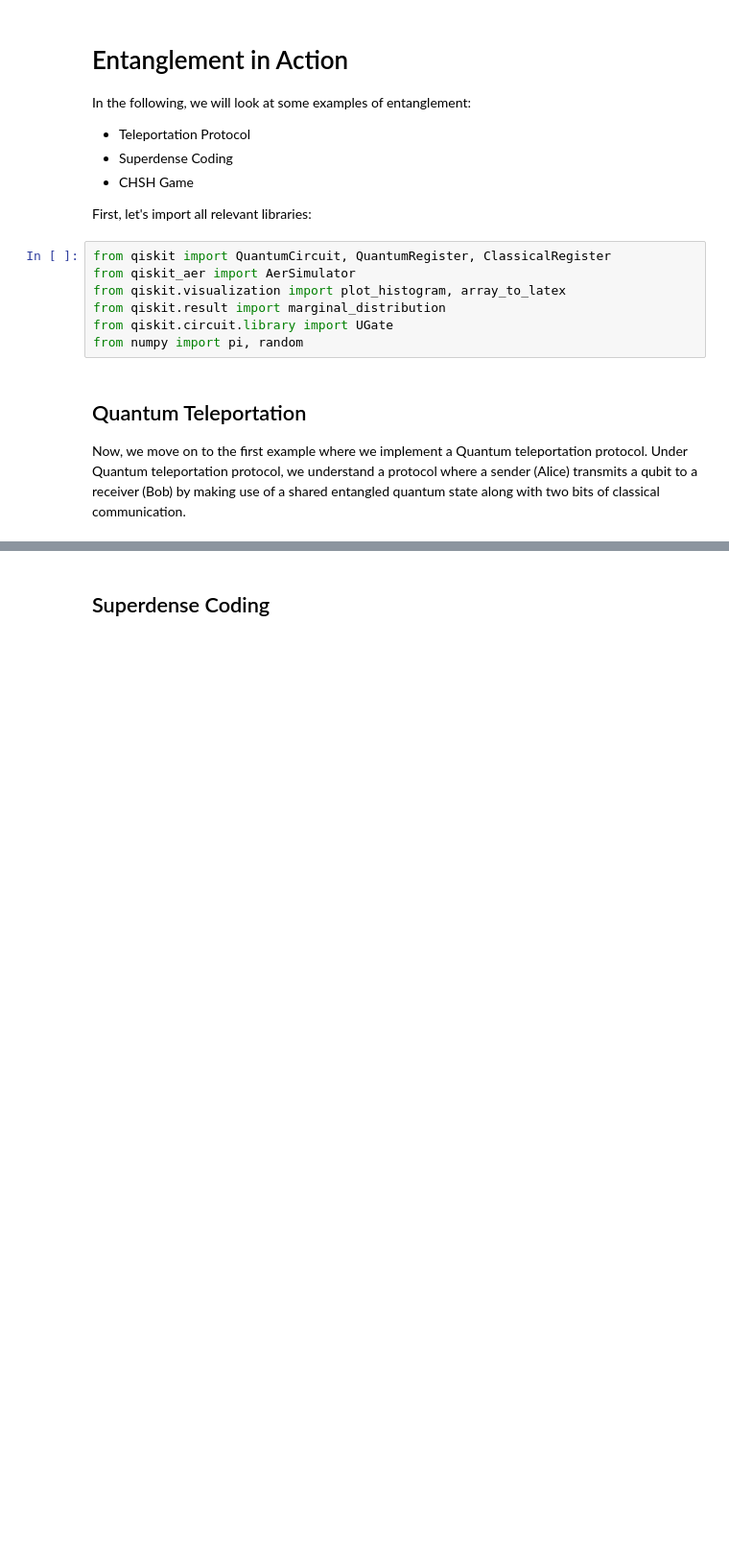
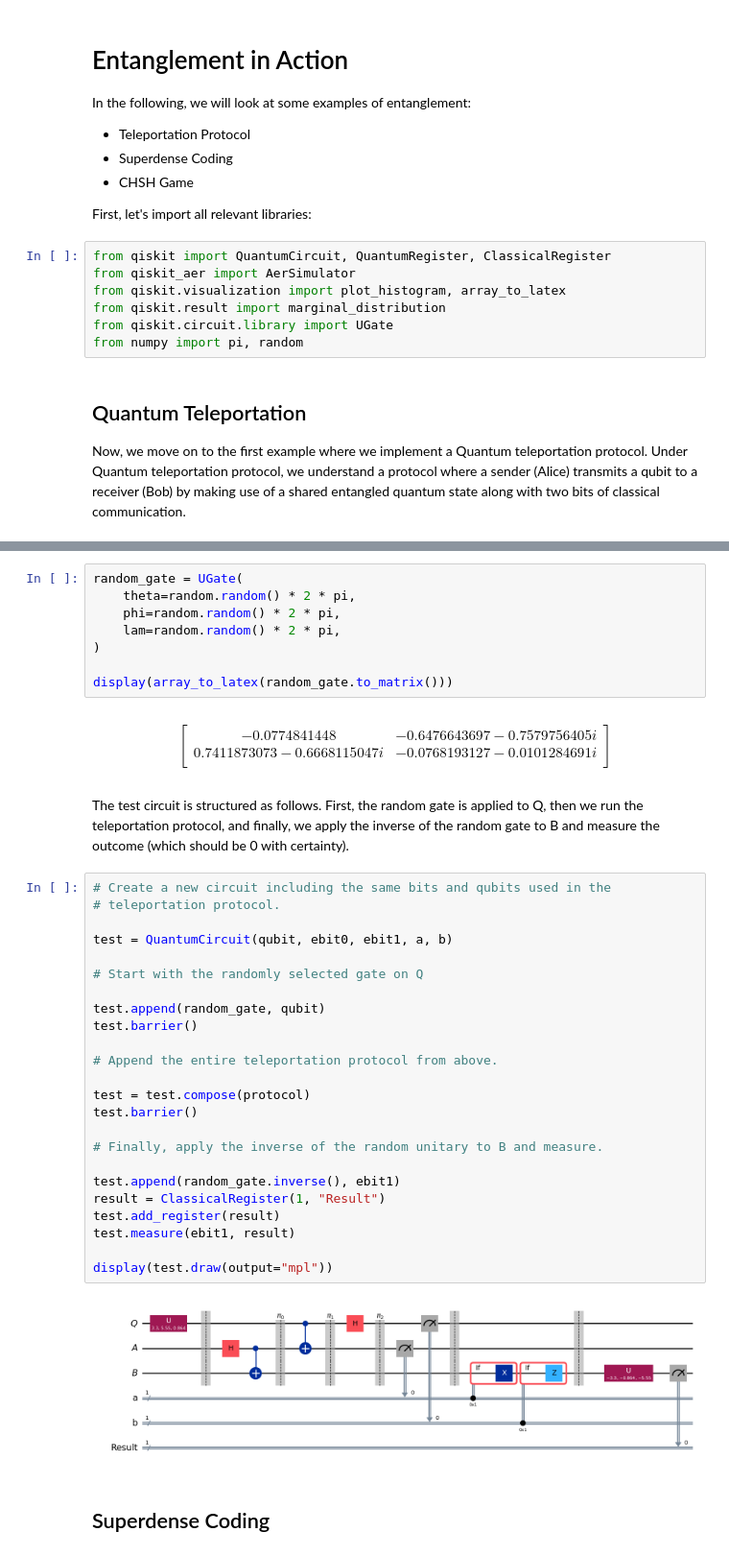
Before and after one commit to preimitz/QuantumComp-QuantumInfo, a Jupyter notebook: quantum-computing-tools/Qiskit/01-EntanglementCodes.ipynb, the cells around one changed output, grey strips where cells are left out. Shown at 96% size. Saved outputs shown, nothing was run; the diff lists cells and outputs as text; blank space fills up the shorter version.

Commit message:
added description of quantum teleportation code

```diff
--- a/quantum-computing-tools/Qiskit/01-EntanglementCodes.ipynb
+++ b/quantum-computing-tools/Qiskit/01-EntanglementCodes.ipynb
@@ -89,2 +102,45 @@ if we assume that Q is in the state $\alpha|0\rangle+\beta|1\rangle$. The order
+# %%
+random_gate = UGate(
+    theta=random.random() * 2 * pi,
+    phi=random.random() * 2 * pi,
+    lam=random.random() * 2 * pi,
+)
+
+display(array_to_latex(random_gate.to_matrix()))
+# %% [output]
+$$
+\begin{bmatrix}
+-0.0774841448 & -0.6476643697 - 0.7579756405 i  \\
+ 0.7411873073 - 0.6668115047 i & -0.0768193127 - 0.0101284691 i  \\
+ \end{bmatrix}
+$$
+# %% [markdown]
+The test circuit is structured as follows. First, the random gate is applied to Q, then we run the teleportation protocol, and finally, we apply the inverse of the random gate to B and measure the outcome (which should be 0 with certainty).
+# %%
+# Create a new circuit including the same bits and qubits used in the
+# teleportation protocol.
+
+test = QuantumCircuit(qubit, ebit0, ebit1, a, b)
+
+# Start with the randomly selected gate on Q
+
+test.append(random_gate, qubit)
+test.barrier()
+
+# Append the entire teleportation protocol from above.
+
+test = test.compose(protocol)
+test.barrier()
+
+# Finally, apply the inverse of the random unitary to B and measure.
+
+test.append(random_gate.inverse(), ebit1)
+result = ClassicalRegister(1, "Result")
+test.add_register(result)
+test.measure(ebit1, result)
+
+display(test.draw(output="mpl"))
+# %% [output]
+[figure, added]
 # %% [markdown]
 ## Superdense Coding
```
Also changed, not shown: parts of 2 cells of this notebook.
